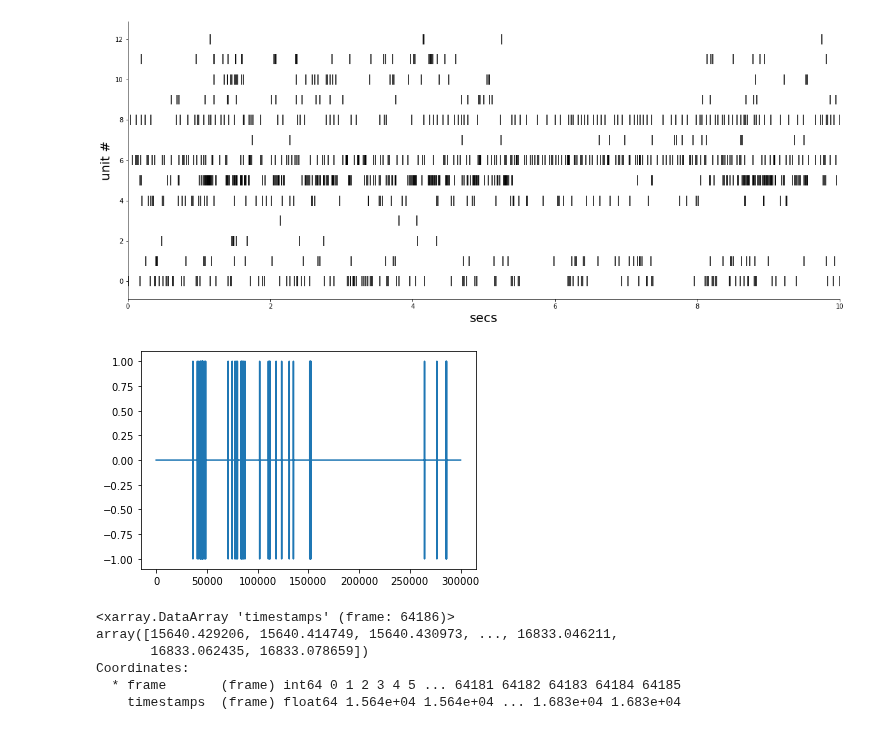
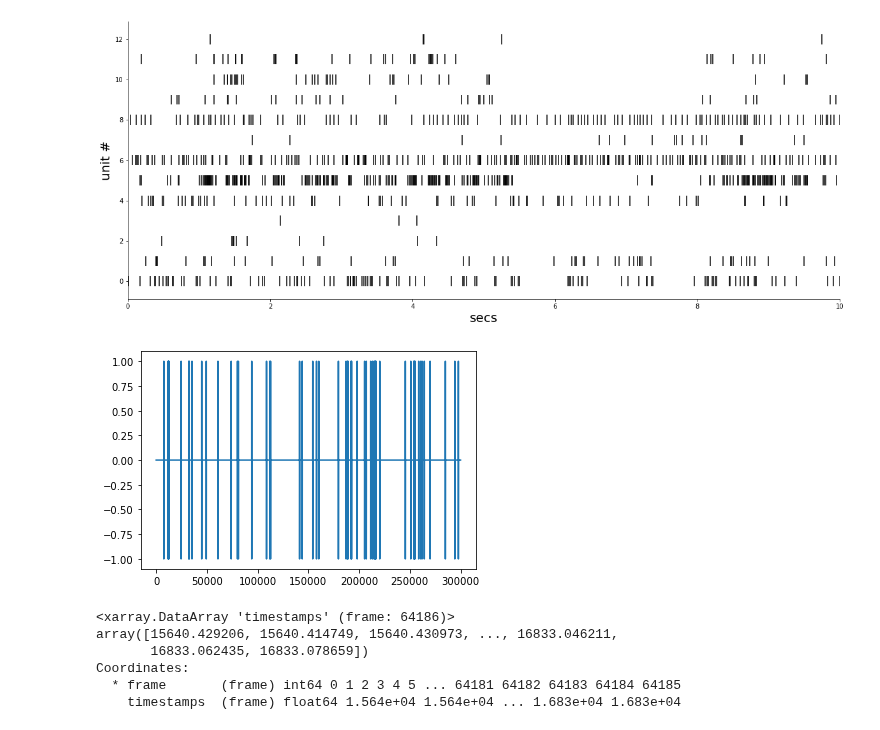
Before and after one commit to nielllab/FreelyMovingEphys, a Jupyter notebook: testing/cmn_practice.ipynb, the cells around one changed output. Cells and saved outputs as stored; diff of their text form; code cells hidden in the pictures.

```diff
--- a/testing/cmn_practice.ipynb
+++ b/testing/cmn_practice.ipynb
@@ -44,3 +50,6 @@ import wavio
 mpl.rcParams['animation.ffmpeg_path'] = r'C:\Program Files\ffmpeg\bin\ffmpeg.exe'
 from scipy.interpolate import interp1d
 from numpy import nan
+
+mpl.rcParams['pdf.fonttype'] = 42
+mpl.rcParams['ps.fonttype'] = 42
@@ -114,23 +184,23 @@ plt.savefig('spikeraster.pdf')
 [figure]
 # %%
 # generate wave file
-sp =np.array(ephys_data.at[units[10],'spikeT'])
+spk =np.array(ephys_data.at[units[1],'spikeT'])
 
 datarate = 30000
 rate = 44100    # samples per second
 Tmax = 10           # sample duration (seconds)
 f = 440.0       # sound frequency (Hz)
 # Compute waveform samples
 t = np.linspace(0, Tmax, Tmax*datarate,endpoint=False)
 x = np.zeros(np.size(t))
-for spt in sp[sp<Tmax]:
+for spt in spk[spk<Tmax]:
     x[np.int64(spt*datarate) : np.int64(spt*datarate +30)] = 1
     x[np.int64(spt*datarate)+31 : np.int64(spt*datarate +60)] =- 1
 plt.plot(x)
 
 
 # Write the samples to a file
 wavio.write("spike.wav", x, datarate, sampwidth=1)
 # %% [output]
-[figure, old version]
+[figure, new version]
 # %%
```
Also changed, not shown: parts of 43 cells of this notebook, 26 other files.
